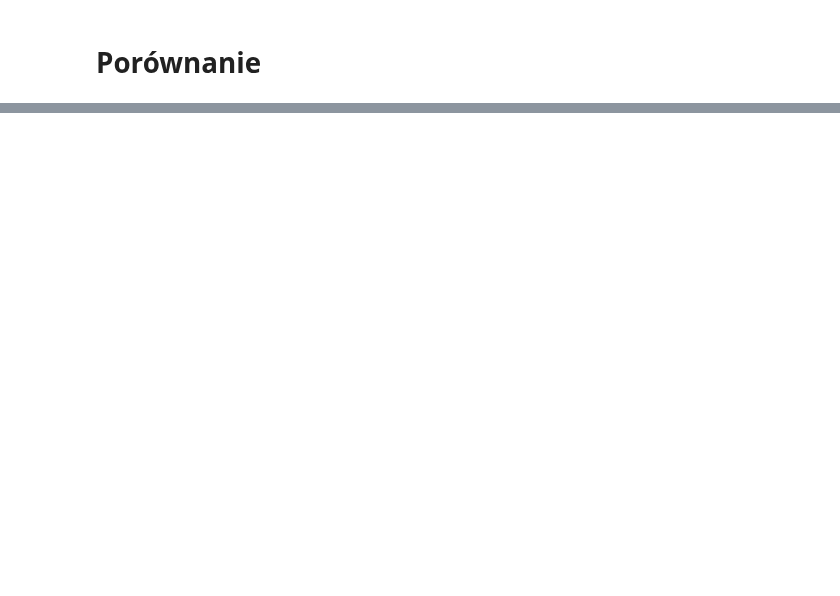
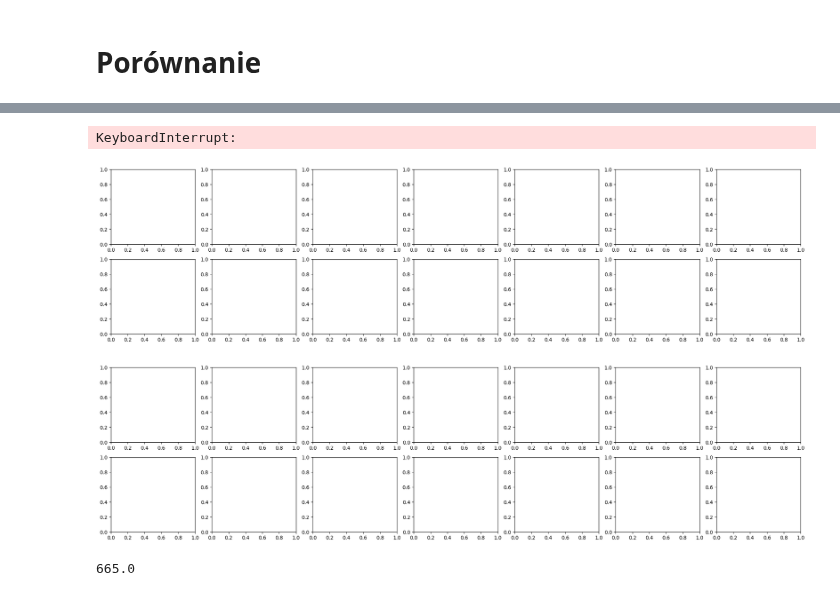
Before and after one commit to KulsonKula/Analiza-i-modelowanie-procesow-zwiazanych-z-systemem-centralnego-ogrzewania, a Jupyter notebook: Kod/11_12_porownanie_uczenia.IPYNB, the cells around one changed output, grey strips where cells are left out. Drawn from its saved outputs; the diff is of its cells as text; code cells hidden in the pictures; blank space fills up the shorter version.

```diff
--- a/Kod/11_12_porownanie_uczenia.IPYNB
+++ b/Kod/11_12_porownanie_uczenia.IPYNB
@@ -149,7 +134,7 @@ for f in csv_files:
     x_train, x_test, y_train, y_test = train_test_split(x, y, test_size=0.2, random_state=42)
     model_temp =build_and_compile_model_input(3)
     model_temp.fit(x_train, y_train, epochs=EPOCHS, batch_size=BATCH_SIZE, callbacks=callbacks)
-    model_temp.save("../Modele/11_12_testowanie/model_calosc_z_dodatku_"+str(i*(k+1)))
+    model_temp.save("../Modele/11_12_testowanie/model_calosc_z_dodatku_"+str((i+1)*(k+1)))
     output_1=model_temp.predict(input_3)
 
     axs_1[k,i].plot(input_3_plot, output_1.reshape(1440))
@@ -160,13 +145,13 @@ for f in csv_files:
     axs_1[k,i].set_title("mse: "+ str(mse))
 
     result = dataset.loc[(dataset['Dzien_tygodnia'] == 2) & (dataset['Pora_roku'] == 2),"Tyg_zuzycie"]
-    input_4=np.vstack((2*np.ones_like(input_3_plot, dtype=int), 2*np.ones_like(input_3_plot, dtype=int), input_3_plot, result.iloc[0]*np.ones_like(input_3_plot, dtype=int))).T
+    input_4=np.vstack((2*np.ones_like(input_3_plot, dtype=int), 2*np.ones_like(input_3_plot, dtype=int), input_3_plot, result.mean().iloc[0]*np.ones_like(input_3_plot, dtype=int))).T
     axs_2[k,i].plot(input_3_plot, output_1.reshape(1440))
     output_2=model_calosc_danych_z_dodatku.predict(input_4)
     axs_2[k,i].plot(input_3_plot, output_2.reshape(1440))
     axs_2[k,i].set_xlim(0, 100)
-    # mse=mean_squared_error(output_1,output_2)
-    # axs_2[k,i].set_title("mse: "+mse)
+    mse=mean_squared_error(output_1,output_2)
+    axs_2[k,i].set_title("mse: "+mse)
 
     i+=1
     if i==7:
@@ -196,0 +176,3 @@ Epoch 9/50
+KeyboardInterrupt:
+[figure, added]
+[figure, added]
@@ -196,0 +181,4 @@ Epoch 9/50
+# %%
+result.mean()
+# %% [output]
+665.0
```
Also changed, not shown: parts of 4 cells of this notebook, 21 other files.
